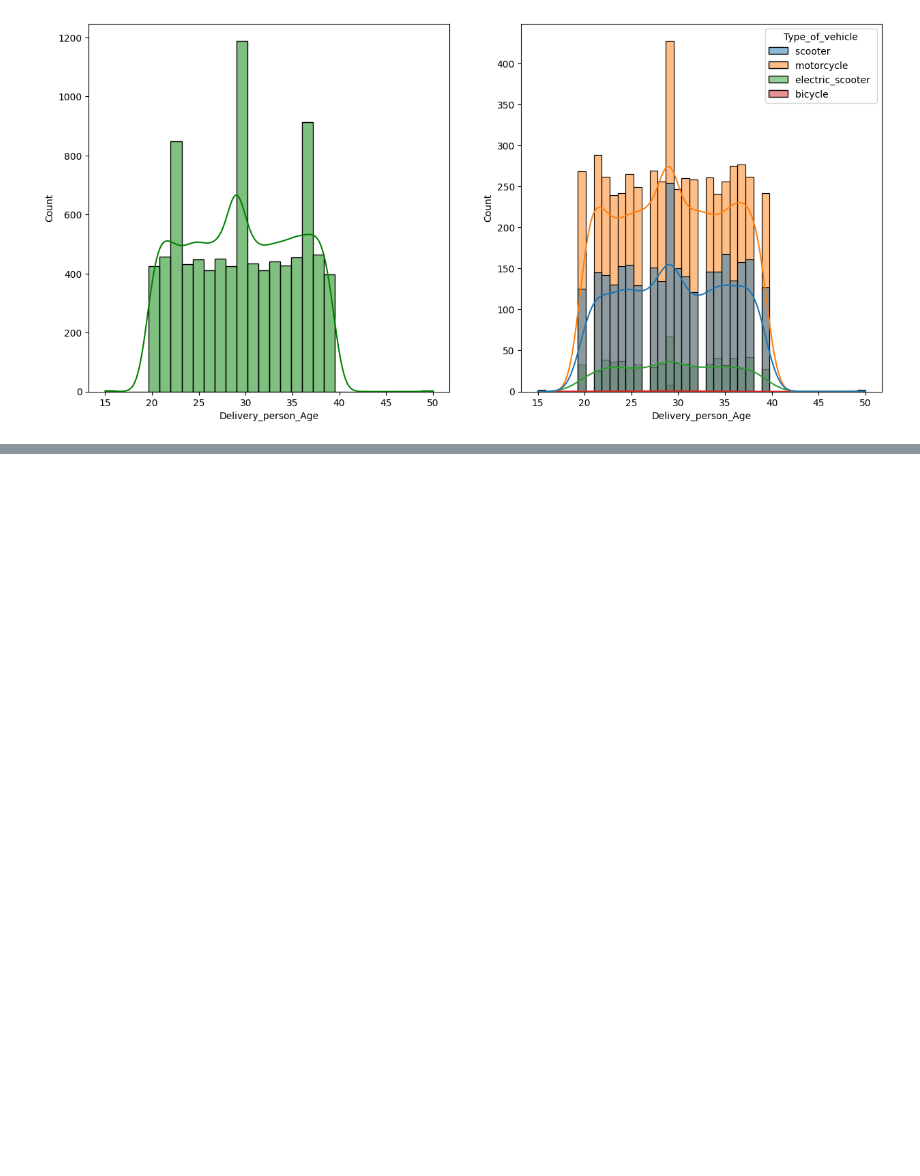
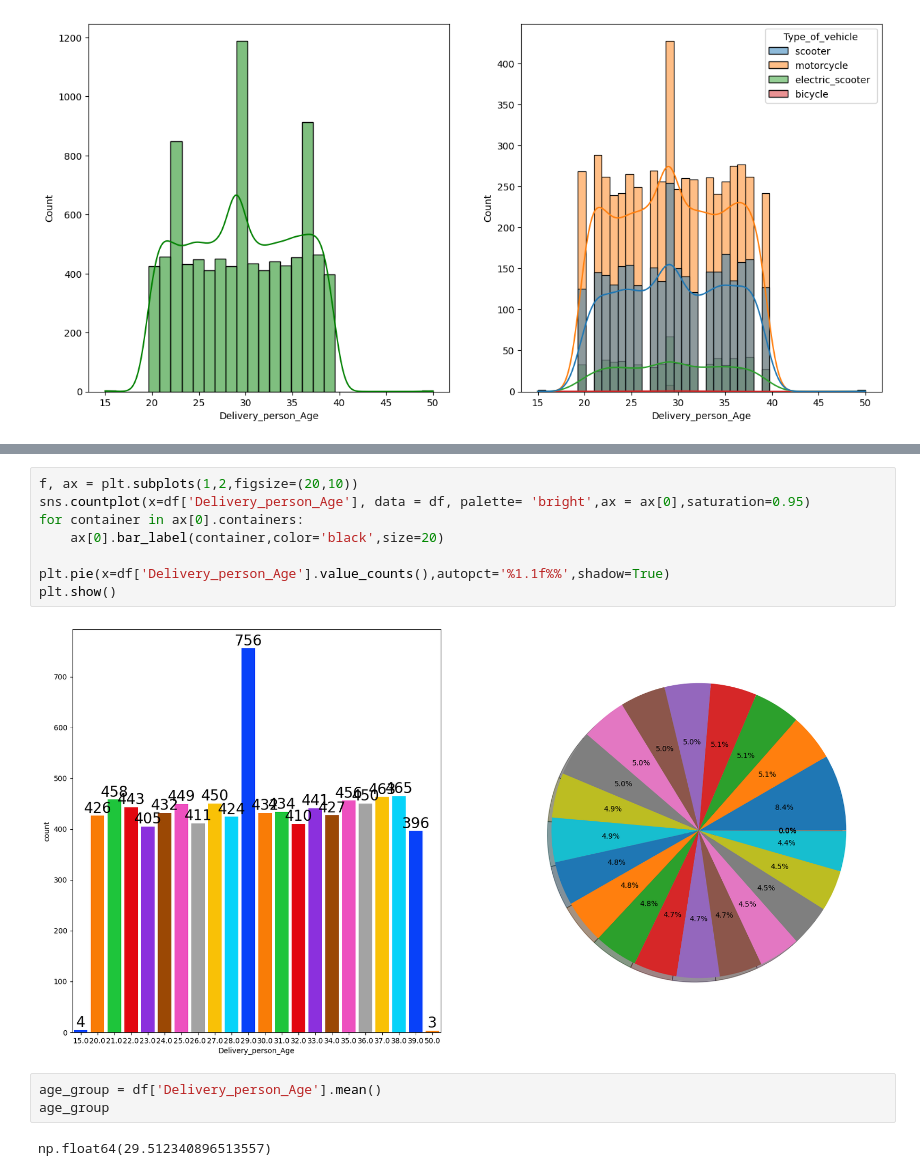
Before and after one commit to Yuvraj400/mlproject, a Jupyter notebook: notebook/1. EDA Food_Time_Data_Set.ipynb, the cells around one changed output, grey strips where cells are left out. Cells and saved outputs as stored; diff of their text form; blank space fills up the shorter version.

```diff
--- a/notebook/1. EDA Food_Time_Data_Set.ipynb
+++ b/notebook/1. EDA Food_Time_Data_Set.ipynb
@@ -356,0 +416,15 @@ plt.show()
+# %%
+f, ax = plt.subplots(1,2,figsize=(20,10))
+sns.countplot(x=df['Delivery_person_Age'], data = df, palette= 'bright',ax = ax[0],saturation=0.95)
+for container in ax[0].containers:
+    ax[0].bar_label(container,color='black',size=20)
+
+plt.pie(x=df['Delivery_person_Age'].value_counts(),autopct='%1.1f%%',shadow=True)
+plt.show()
+# %% [output]
+[figure, added]
+# %%
+age_group = df['Delivery_person_Age'].mean()
+age_group
+# %% [output]
+np.float64(29.512340896513557)
```
Also changed, not shown: parts of 19 cells of this notebook, 8 other files.
